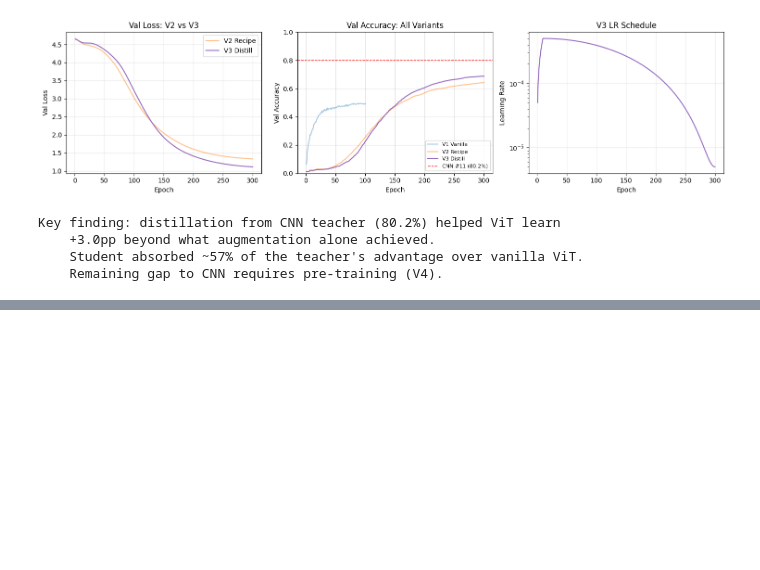
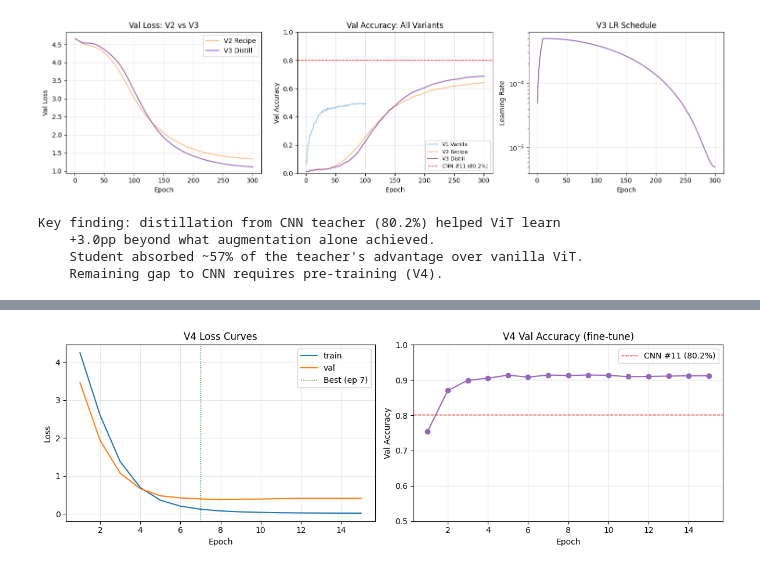
Before and after one commit to GoudyMT/ml-framework-comparison, a Jupyter notebook: PyTorch/17-vit/pipeline.ipynb, the cells around one changed output, grey strips where cells are left out. Drawn from its saved outputs; the diff is of its cells as text; code cells hidden in the pictures; blank space fills up the shorter version.

Commit message:
feat: ViT - final pre-trained model, training, test eval, classification evaluation for all models, attention visuals, variant progression chart, performance benchmark, results saved

```diff
--- a/PyTorch/17-vit/pipeline.ipynb
+++ b/PyTorch/17-vit/pipeline.ipynb
@@ -1796,0 +2011,97 @@ Key finding: distillation from CNN teacher (80.2%) helped ViT learn
+# %%
+# Step 7c: Variant 4 Test Evaluation + Training Curves
+
+# Load best V4 fine-tuned weights
+v4_model.load_state_dict(torch.load(V4_CHECKPOINT_PATH, map_location=DEVICE,
+                                    weights_only=True))
+v4_model.eval()
+
+# Collect test predictions
+all_preds = []
+all_labels = []
+with torch.no_grad():
+    for images, labels in v4_test_loader:
+        images = images.to(DEVICE, non_blocking=True)
+        output = v4_model(pixel_values=images)
+        all_preds.append(output.logits.argmax(-1).cpu().numpy())
+        all_labels.append(labels.numpy())
+all_preds = np.concatenate(all_preds)
+all_labels = np.concatenate(all_labels)
+
+# Metrics
+v4_test_acc = (all_preds == all_labels).mean()
+v4_test_macro_f1, v4_per_class_f1 = macro_f1_score(
+    all_labels, all_preds, return_per_class=True
+)
+
+v4_results = {
+    'variant': 'V4 Pre-trained ViT-B/16 (fine-tuned)',
+    'test_acc': float(v4_test_acc),
+    'test_macro_f1': float(v4_test_macro_f1),
+    'val_best_acc': float(v4_best_val_acc),
+    'val_best_epoch': v4_best_epoch,
+    'train_time_sec': float(v4_perf['time']),
+    'peak_gpu_mb': float(v4_perf['gpu_memory']),
+    'params': sum(p.numel() for p in v4_model.parameters()),
+    'per_class_f1': [float(x) for x in v4_per_class_f1],
+    'history': v4_history,
+}
+
+print("=" * 60)
+print("[7c/12] VARIANT 4 — TEST EVALUATION + CURVES")
+print("=" * 60)
+
+print(f"\nV4 Pre-trained ViT-B/16 (fine-tuned) — Test Metrics:")
+print(f"    Test accuracy:   {v4_test_acc:.4f}  ({v4_test_acc*100:.2f}%)")
+print(f"    Test macro F1:   {v4_test_macro_f1:.4f}")
+print(f"    Best val acc:    {v4_best_val_acc:.4f}  (epoch {v4_best_epoch}/{EPOCHS_FINETUNE})")
+
+print(f"\nFull portfolio progression:")
+print(f"    V1 Vanilla:          {v1_results['test_acc']*100:.2f}%   (baseline)")
+print(f"    V2 + Recipe:         {v2_results['test_acc']*100:.2f}%   (+{(v2_results['test_acc'] - v1_results['test_acc'])*100:.2f}pp recipe)")
+print(f"    V3 + Distillation:   {v3_results['test_acc']*100:.2f}%   (+{(v3_results['test_acc'] - v2_results['test_acc'])*100:.2f}pp teacher)")
+print(f"    V4 Pre-trained:      {v4_test_acc*100:.2f}%   (+{(v4_test_acc - v3_results['test_acc'])*100:.2f}pp pre-training)")
+print(f"    CNN #11 (ResNet-20): {teacher_test_acc*100:.2f}%")
+
+print(f"\nGap analysis:")
+print(f"    V4 vs CNN #11:       {(v4_test_acc - teacher_test_acc)*100:+.2f} pp  (V4 exceeds CNN by pre-training)")
+print(f"    V4 vs V3 (from scratch): {(v4_test_acc - v3_results['test_acc'])*100:+.2f} pp  (pre-training contribution)")
+
+# Per-class F1 distribution
+pcf = np.array(v4_per_class_f1)
+print(f"\nPer-class F1 distribution:")
+print(f"    Best class:   F1={pcf.max():.3f}  ({fine_class_names[pcf.argmax()]})")
+print(f"    Worst class:  F1={pcf.min():.3f}  ({fine_class_names[pcf.argmin()]})")
+print(f"    Median:       F1={np.median(pcf):.3f}")
+
+# V4 training curves (2 panels; separate from V1-V3 due to vastly different epoch scale)
+fig, axes = plt.subplots(1, 2, figsize=(12, 4))
+v4_x = range(1, EPOCHS_FINETUNE + 1)
+
+axes[0].plot(v4_x, v4_history['train_loss'], label='train', color='C0')
+axes[0].plot(v4_x, v4_history['val_loss'], label='val', color='C1')
+axes[0].axvline(x=v4_best_epoch, color='green', linestyle=':', linewidth=1,
+                label=f'Best (ep {v4_best_epoch})')
+axes[0].set_xlabel('Epoch'); axes[0].set_ylabel('Loss')
+axes[0].set_title('V4 Loss Curves')
+axes[0].legend(); axes[0].grid(alpha=0.3)
+
+axes[1].plot(v4_x, v4_history['val_acc'], color='C4', marker='o')
+axes[1].axhline(y=teacher_test_acc, color='red', linestyle='--', linewidth=1,
+                label=f'CNN #11 ({teacher_test_acc*100:.1f}%)')
+axes[1].set_xlabel('Epoch'); axes[1].set_ylabel('Val Accuracy')
+axes[1].set_title('V4 Val Accuracy (fine-tune)')
+axes[1].legend(); axes[1].grid(alpha=0.3)
+axes[1].set_ylim(0.5, 1.0)
+
+plt.tight_layout()
+plt.savefig(RESULTS_DIR / 'v4_training_curves.png', dpi=150, bbox_inches='tight')
+plt.show()
+
+print(f"\nKey finding: pre-training on ImageNet-21k (14M images, 21K classes)")
+print(f"    gave ViT-B/16 features that transfer beautifully to CIFAR-100.")
+print(f"    Epoch 1 already beats V1's 100-epoch result (75% > 50%).")
+print(f"    Epoch 2 already beats V2's 300-epoch result (87% > 64%).")
+print(f"    Pre-training >>> architecture tricks + training recipes + distillation")
+print(f"    when data is limited (CIFAR-100's 45K images).")
+# %% [output]
@@ -1796,0 +2125 @@ Key finding: distillation from CNN teacher (80.2%) helped ViT learn
+[figure, added]
```
Also changed, not shown: parts of 8 cells of this notebook, 8 other files.
